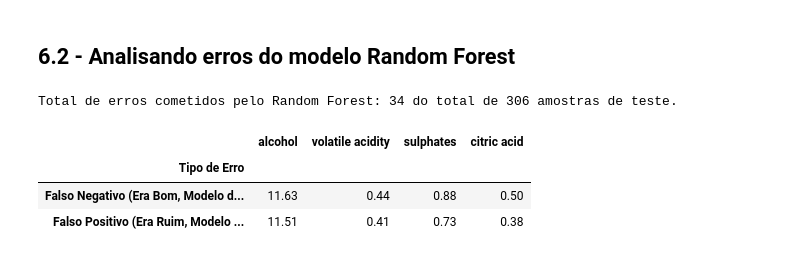
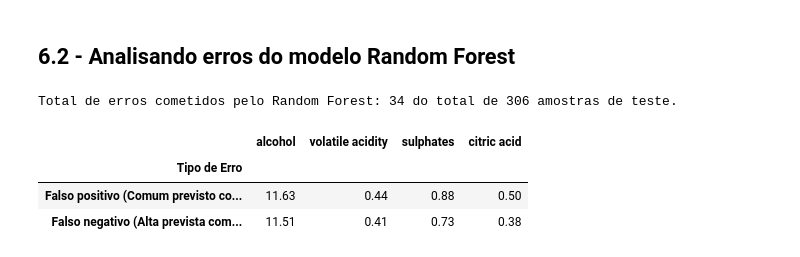
Before and after one commit to rons-12/fiap-tech-challenge-fase-2-wine-quality, a Jupyter notebook: notebooks/Tech_Challenge_Fase02.ipynb, the cells around one changed output. Saved outputs shown, nothing was run; the diff lists cells and outputs as text; code cells hidden in the pictures.

Commit message:
Atualiza notebook com correções na análise dos erros e nas conclusões

```diff
--- a/notebooks/Tech_Challenge_Fase02.ipynb
+++ b/notebooks/Tech_Challenge_Fase02.ipynb
@@ -939,32 +939,50 @@ Acidez Volátil (volatile acidity): Teve forte impacto negativo. Isso indica que
 # %%
 # Criando o DataFrame para análise dos erros no conjunto de teste
 df_erros = x_test.copy()
 df_erros['Real'] = y_test.values
 df_erros['Previsto'] = y_pred_rf
 
 # Separando em Acertos e Erros
 df_erros['Status'] = 'Acerto'
 df_erros.loc[df_erros['Real'] != df_erros['Previsto'], 'Status'] = 'Erro'
 
 # Filtrando apenas as amostras onde o modelo errou
 amostras_erros = df_erros[df_erros['Status'] == 'Erro']
 
 print(f"Total de erros cometidos pelo Random Forest: {len(amostras_erros)} do total de {len(x_test)} amostras de teste.")
 
 # Média das principais variáveis físico-químicas dividida por tipo de erro
 # Falsos Negativos (Real=1, Previsto=0) vs Falsos Positivos (Real=0, Previsto=1)
 tabela_comparativa = amostras_erros.groupby(['Real', 'Previsto'])[['alcohol', 'volatile acidity', 'sulphates', 'citric acid']].mean()
 
-# Renomeando o índice para facilitar a visualizar
-tabela_comparativa.index = pd.MultiIndex.from_tuples([
-    (f'Falso Negativo (Era Bom, Modelo disse Ruim) [n={len(amostras_erros[(amostras_erros["Real"]==1) & (amostras_erros["Previsto"]==0)])}]',),
-    (f'Falso Positivo (Era Ruim, Modelo disse Bom) [n={len(amostras_erros[(amostras_erros["Real"]==0) & (amostras_erros["Previsto"]==1)])}]',)
-], names=['Tipo de Erro'])
+# Identificando cada grupo pelos valores reais e previstos,
+# sem depender da posição das linhas na tabela.
+rotulos = []
+
+for real, previsto in tabela_comparativa.index:
+    quantidade = len(
+        amostras_erros[
+            (amostras_erros["Real"] == real)
+            & (amostras_erros["Previsto"] == previsto)
+        ]
+    )
+
+    if real == 1 and previsto == 0:
+        rotulo = f"Falso negativo (Alta prevista como Comum) [n={quantidade}]"
+    else:
+        rotulo = f"Falso positivo (Comum previsto como Alta) [n={quantidade}]"
+
+    rotulos.append(rotulo)
+
+tabela_comparativa.index = pd.Index(
+    rotulos,
+    name="Tipo de Erro"
+)
 
 display(tabela_comparativa.round(2))
 # %% [output]
 Total de erros cometidos pelo Random Forest: 34 do total de 306 amostras de teste.
 |  | alcohol | volatile acidity | sulphates | citric acid |
 | Tipo de Erro |  |  |  |  |
-| Falso Negativo (Era Bom, Modelo d... | 11.63 | 0.44 | 0.88 | 0.50 |
-| Falso Positivo (Era Ruim, Modelo ... | 11.51 | 0.41 | 0.73 | 0.38 |
+| Falso positivo (Comum previsto co... | 11.63 | 0.44 | 0.88 | 0.50 |
+| Falso negativo (Alta prevista com... | 11.51 | 0.41 | 0.73 | 0.38 |
```
Also changed, not shown: parts of 10 cells of this notebook.
